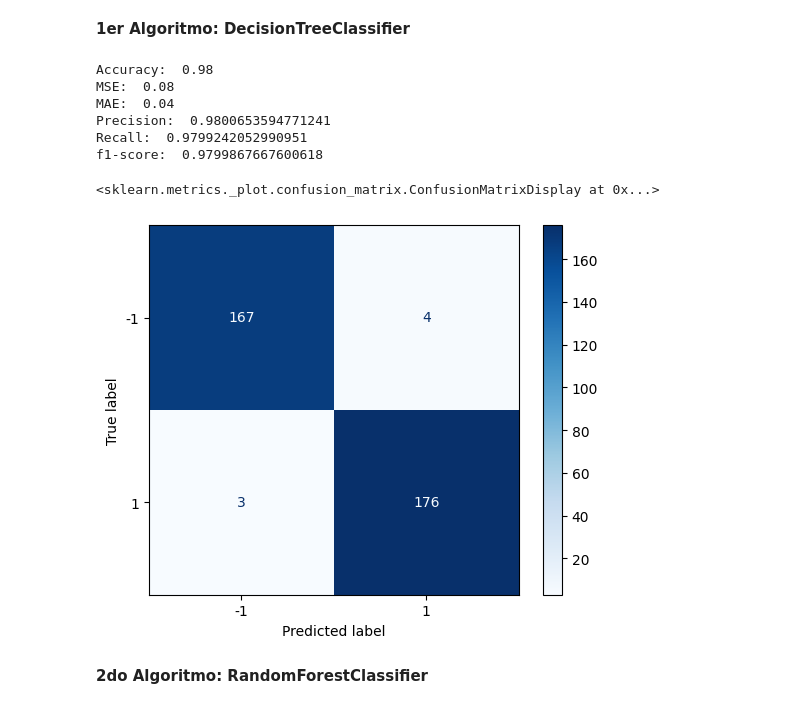
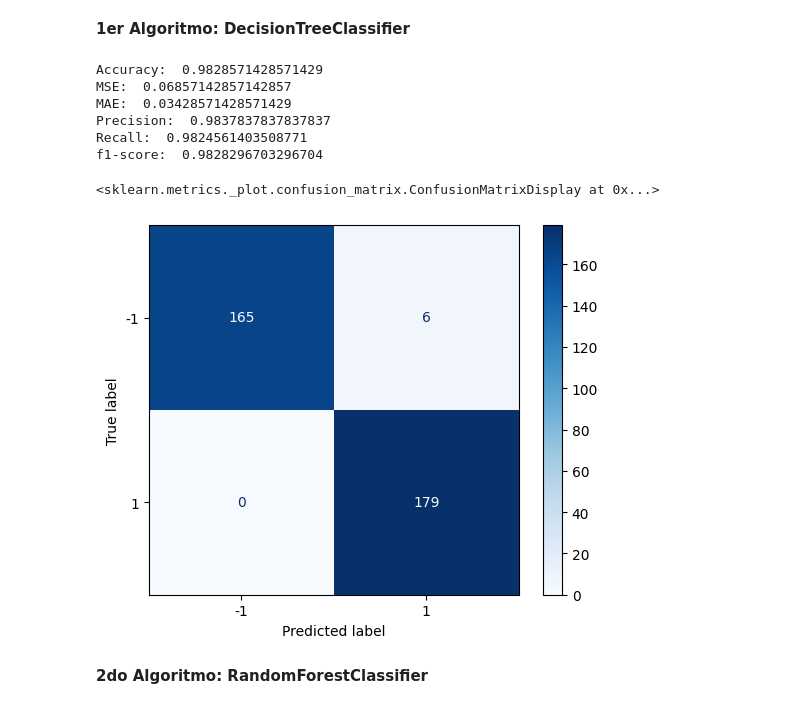
Before and after one commit to aparedesum/ProductivityPrediction, a Jupyter notebook: EvaluacionModelosProductividad.ipynb, the cells around one changed output. Saved outputs shown, nothing was run; the diff lists cells and outputs as text; code cells hidden in the pictures.

```diff
--- a/EvaluacionModelosProductividad.ipynb
+++ b/EvaluacionModelosProductividad.ipynb
@@ -376,26 +376,26 @@ import matplotlib.pyplot as plt
 # %%
 from sklearn.tree import DecisionTreeClassifier
 
-decision_model = DecisionTreeClassifier(random_state=42)
+decision_model = DecisionTreeClassifier(random_state=42, max_depth=2)
 decision_model.fit(X_train, y_train)
 y_pred = decision_model.predict(X_test)
 
 print('Accuracy: ', accuracy_score(y_test, y_pred))
 print('MSE: ', mean_squared_error(y_test, y_pred))
 print('MAE: ', mean_absolute_error(y_test, y_pred))
 print('Precision: ', precision_score(y_test, y_pred, average='macro'))
 print('Recall: ', recall_score(y_test, y_pred,average='macro', zero_division=0))
 print('f1-score: ', f1_score(y_test, y_pred,average='macro'))
 plot_confusion_matrix(decision_model, X_test, y_test,cmap=plt.cm.Blues)
 # %% [output]
-Accuracy:  0.98
-MSE:  0.08
-MAE:  0.04
-Precision:  0.9800653594771241
-Recall:  0.9799242052990951
-f1-score:  0.9799867667600618
+Accuracy:  0.9828571428571429
+MSE:  0.06857142857142857
+MAE:  0.03428571428571429
+Precision:  0.9837837837837837
+Recall:  0.9824561403508771
+f1-score:  0.9828296703296704
 <sklearn.metrics._plot.confusion_matrix.ConfusionMatrixDisplay at 0x...>
-[figure, old version]
+[figure, new version]
 # %% [markdown]
 **2do Algoritmo: RandomForestClassifier**
 # %%
```
Also changed, not shown: parts of 16 cells of this notebook.
